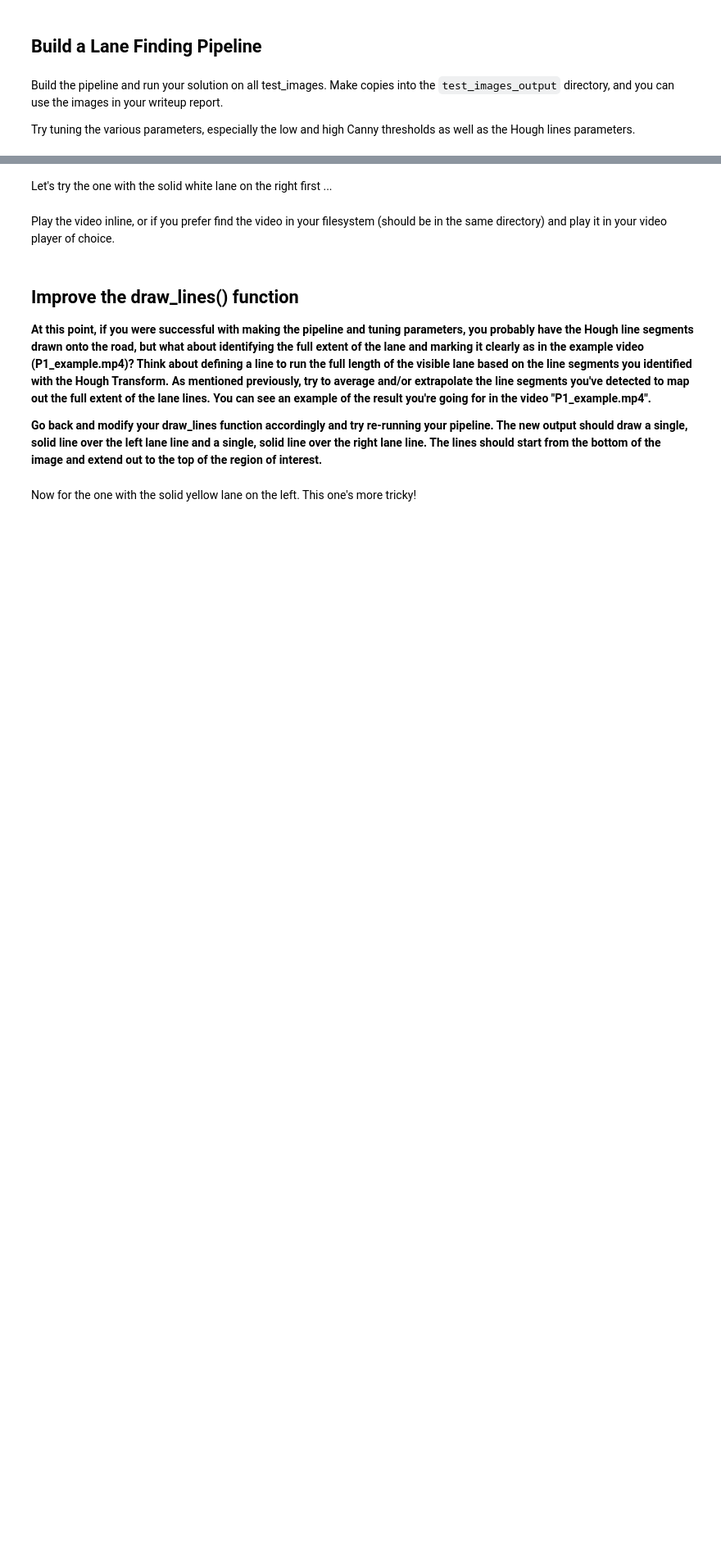
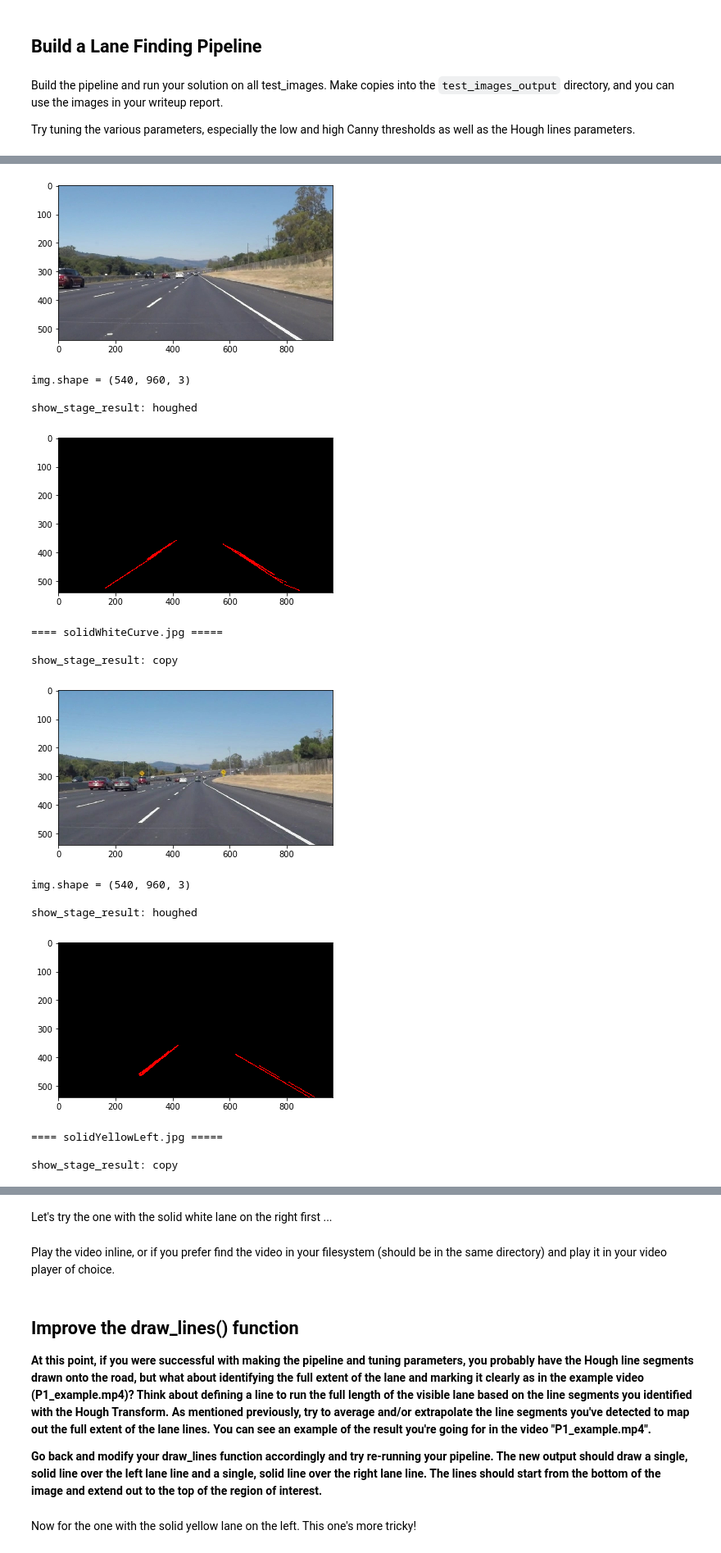
Before and after one commit to evtHsa/SDCNDP_1, a Jupyter notebook: P1.ipynb, the cells around one changed output, grey strips where cells are left out. Shown: that part at 82% size. Drawn from its saved outputs; the diff is of its cells as text; code cells hidden in the pictures; blank space fills up the shorter version.

```diff
--- a/P1.ipynb
+++ b/P1.ipynb
@@ -220,26 +227,23 @@ def process_1_img(img):
 
     print("img.shape = " + str(img.shape))
     tmp1 = grayscale(tmp1)
-    show_stage_result(tmp1, 'Greys_r', msg="gray")
+    #show_stage_result(tmp1, 'Greys_r', msg="gray")
 
     tmp1 = gaussian_blur(tmp1, kernel_size=5)
-    show_stage_result(tmp1, 'Greys_r', msg="blur_gray")
+    #show_stage_result(tmp1, 'Greys_r', msg="blur_gray")
 
     # FIXME: next 2 lines are obsolete
     #copy = cv2.inRange(copy, 200, 255)
     #show_stage_result(copy, 'Greys_r', msg="copy")
 
     tmp1 = canny(tmp1, low_threshold=50, high_threshold=150)
-    show_stage_result(tmp1, 'Greys_r', msg="canny edges")
+    #show_stage_result(tmp1, 'Greys_r', msg="canny edges")
 
     tmp1 = region_of_interest(tmp1, get_roi_vertices(tmp1))
-    show_stage_result(tmp1, 'Greys_r', msg="cropped_region")
+    #show_stage_result(tmp1, 'Greys_r', msg="cropped_region")
 
     tmp1 = hough_lines(tmp1, rho=6, theta=np.pi/60, threshold=16, min_line_len=30,
                           max_line_gap=160)
     show_stage_result(tmp1, 'Greys_r', msg="houghed")
-
-    raise Exception("heads up bubba")
-    #copy = np.copy(img)
 # %%
 def process_1_path(path):
@@ -265,0 +253,9 @@ Exception: heads up bubba
+# %%
+for f in ['solidWhiteRight.jpg',
+ 'solidWhiteCurve.jpg',
+ 'solidYellowLeft.jpg',
+ 'whiteCarLaneSwitch.jpg',
+ 'solidYellowCurve.jpg',
+ 'solidYellowCurve2.jpg']:
+    process_1_path("test_images/" + f)
+# %% [output]
@@ -265,0 +265,16 @@ Exception: heads up bubba
+[figure, added]
+img.shape = (540, 960, 3)
+
+show_stage_result: houghed
+[figure, added]
+==== solidWhiteCurve.jpg =====
+
+show_stage_result: copy
+[figure, added]
+img.shape = (540, 960, 3)
+
+show_stage_result: houghed
+[figure, added]
+==== solidYellowLeft.jpg =====
+
+show_stage_result: copy
```
Also changed, not shown: parts of 4 cells of this notebook.
